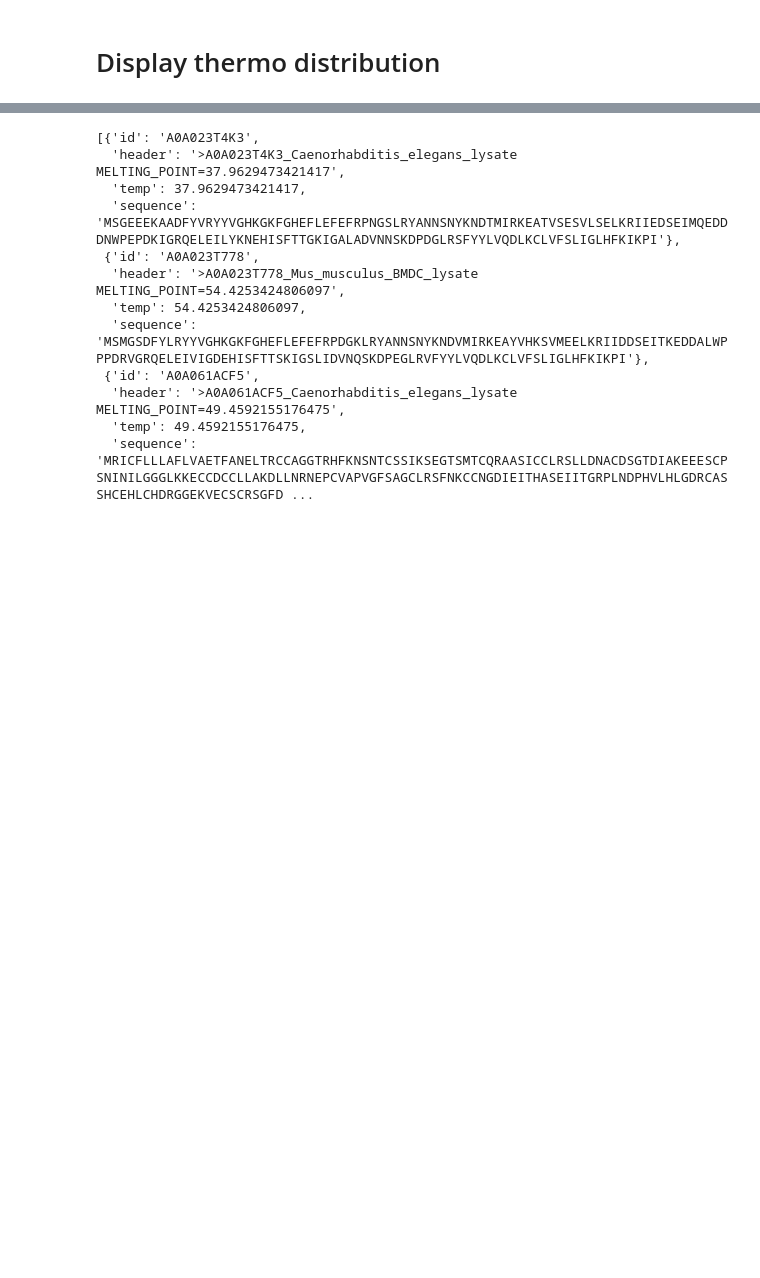
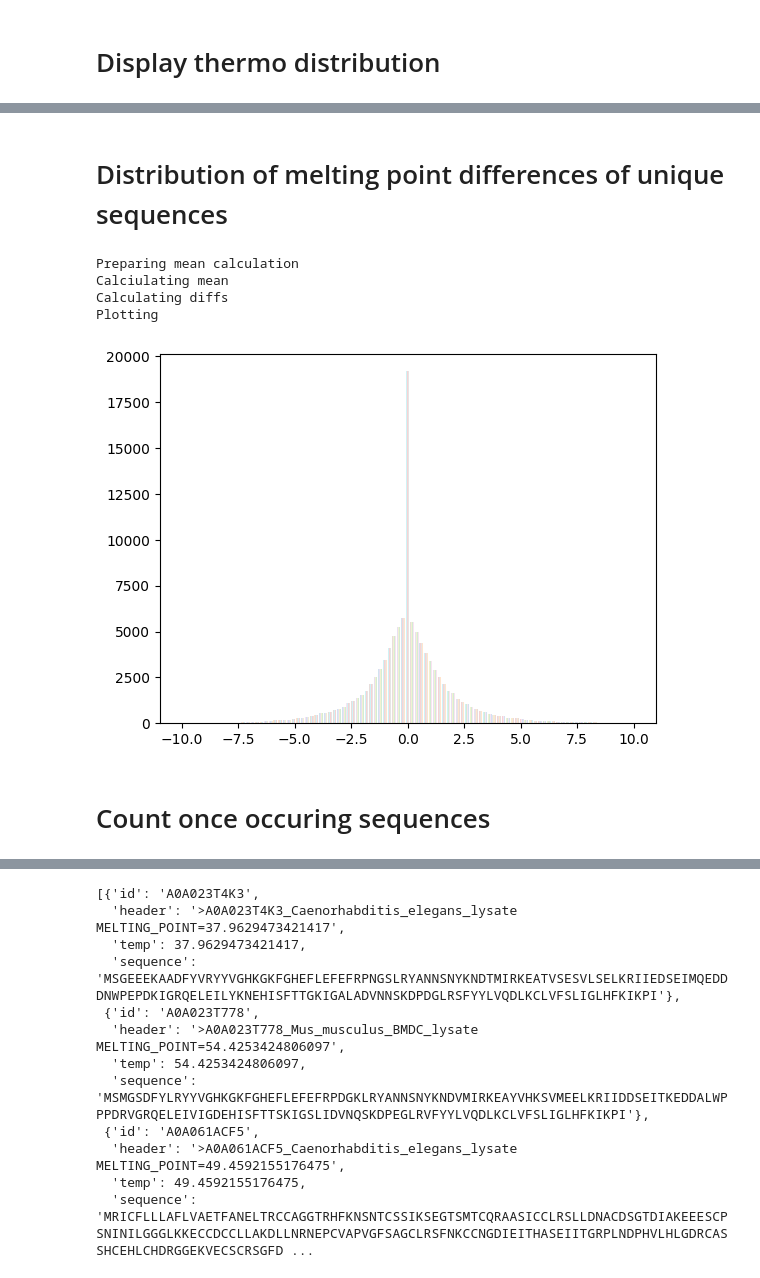
Before and after one commit to tfiedlerdev/pretraining-aware-hotprot, a Jupyter notebook: data_filtering.ipynb, the cells around one changed output, grey strips where cells are left out. Cells and saved outputs as stored; diff of their text form; code cells hidden in the pictures; blank space fills up the shorter version.

```diff
--- a/data_filtering.ipynb
+++ b/data_filtering.ipynb
@@ -38,4 +45,15 @@ plotDistribution(h)
 
 print("seq len distribution")
 plotDistribution([len(entry["sequence"]) for entry in dataset])
+
+
+print("Total entries in ds: ", len(dataset))
+uniqueSeqs = set([entry["sequence"] for entry in dataset])
+print("Unique sequences in ds: ", len(uniqueSeqs))
+
+maxLen = 700
+seqLenConstrainedDs = [entry for entry in dataset if len(entry["sequence"]) <= maxLen]
+print(f"Total entries in seqLenConstrainedDs (maxSeqLen: {maxLen}): ", len(seqLenConstrainedDs))
+uniqueSeqs = set([entry["sequence"] for entry in seqLenConstrainedDs])
+print(f"Unique sequences in seqLenConstrainedDs (maxSeqLen: {maxLen}): ", len(uniqueSeqs))
 # %% [output]
@@ -46,0 +69,50 @@ seq len distribution
+# %% [markdown]
+# Distribution of melting point differences of unique sequences
+# %%
+from matplotlib import pyplot
+import pandas as pd
+
+
+bins = np.linspace(-10, 10, 100)
+
+def hist(x, label):
+    pyplot.hist(x, bins, alpha=0.5, label=label)
+
+means_pre = dict.fromkeys(uniqueSeqs, (0, 0))
+print("Preparing mean calculation")
+for entry in seqLenConstrainedDs:
+    sum, n = means_pre[entry["sequence"]]
+    means_pre[entry["sequence"]] = (sum+entry["temp"], n + 1)
+
+
+print("Calciulating mean")
+means = {}
+for key, (sum, n) in means_pre.items():
+    means[key] = sum/n
+
+diffs = dict.fromkeys(uniqueSeqs, [])
+
+print("Calculating diffs")
+for entry in seqLenConstrainedDs:
+    d =means[entry["sequence"]] - entry["temp"]
+    diffs[entry["sequence"]].append(d)
+
+print("Plotting")
+numPlots = 1000
+pyplot.hist(list(diffs.values())[:numPlots], bins, alpha=0.2, label=[str(key) for key in list(diffs.keys())[:numPlots]])
+#for i,seq in enumerate(uniqueSeqs):
+#    hist(diffs[seq], str(i))
+#    if i==10:
+#        break
+
+
+#pyplot.legend(loc='upper right')
+pyplot.show()
+# %% [output]
+Preparing mean calculation
+Calciulating mean
+Calculating diffs
+Plotting
+[figure, added]
+# %% [markdown]
+# Count once occuring sequences
```
Also changed, not shown: parts of 5 cells of this notebook, 9 other files.
